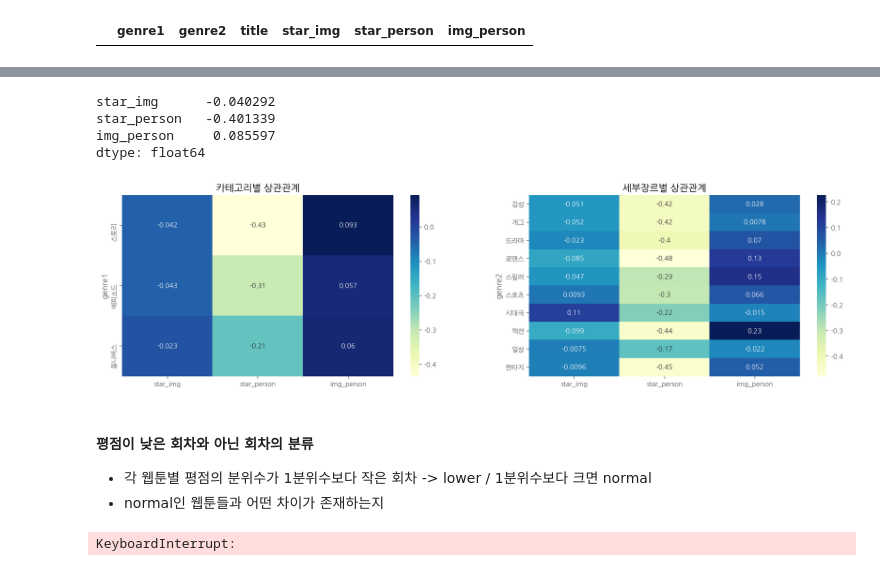
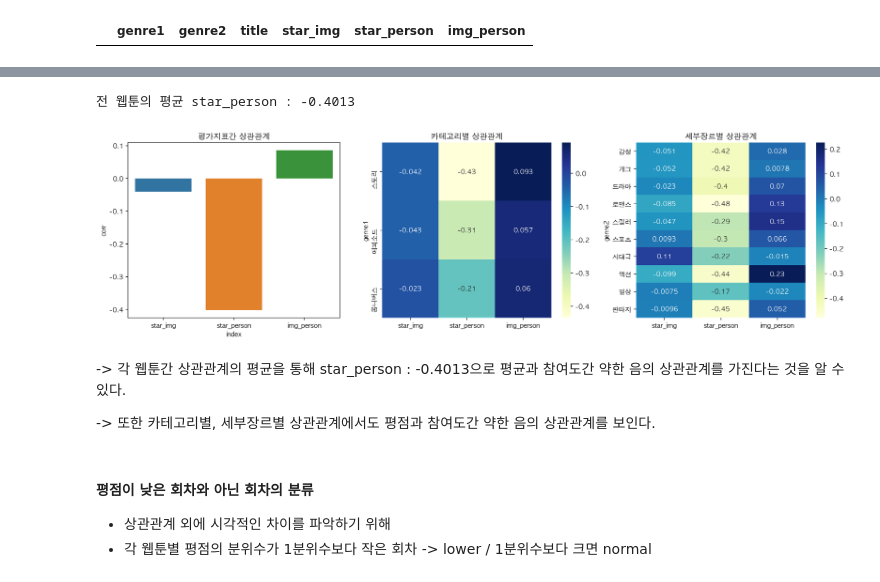
Before and after one commit to aeea-0605/first_project, a Jupyter notebook: NaverWebtoon_EDA/EDA.ipynb, the cells around one changed output, grey strips where cells are left out. Saved outputs shown, nothing was run; the diff lists cells and outputs as text; code cells hidden in the pictures.

```diff
--- a/NaverWebtoon_EDA/EDA.ipynb
+++ b/NaverWebtoon_EDA/EDA.ipynb
@@ -99,0 +243,3 @@ yearly_df.tail()
+# %%
+yearly_df.rename(columns={'year':'cate_year' , 'date':'datetime'}, inplace=True)
+yearly_df.tail(2)
@@ -136,0 +253,11 @@ yearly_df.head()
+# %%
+for dataset in datasets:
+    dataset['year'] = dataset['datetime'].dt.year
+    dataset['quarter'] = dataset['datetime'].dt.quarter
+    dataset['month'] = dataset['datetime'].dt.month
+    dataset['day'] = dataset['datetime'].dt.day
+
+weekly_df = weekly_df[['rank', 'title', 'genre', 'star', 'img', 'person', 'datetime', 'year', 'quarter', 'month', 'day', 'weekday']]
+yearly_df = yearly_df[['cate_year', 'title', 'genre','star', 'img', 'person', 'datetime', 'year', 'quarter', 'month', 'day']]
+
+print('weekly_df : {}, yearly_df : {}'.format(weekly_df.shape, yearly_df.shape))
@@ -300,15 +433,12 @@ def split_genre2(genre):
 # %%
-weekly_df['genre1'] = weekly_df['genre'].apply(split_genre1)
-weekly_df['genre2'] = weekly_df['genre'].apply(split_genre2)
+weekly_df['genre1'] = weekly_df['genre'].apply(lambda x: x.split()[0])
+weekly_df['genre2'] = weekly_df['genre'].apply(lambda x: x.split()[1])
 
-yearly_df['genre1'] = yearly_df['genre'].apply(split_genre1)
-yearly_df['genre2'] =yearly_df['genre'].apply(split_genre2)
+yearly_df['genre1'] = yearly_df['genre'].apply(lambda x: x.split()[0])
+yearly_df['genre2'] =yearly_df['genre'].apply(lambda x: x.split()[1])
+
+weekly_df = weekly_df[['rank', 'title', 'genre', 'genre1', 'genre2', 'star', 'img', 'person', 'datetime', 'year', 'quarter', 'month', 'day', 'weekday']]
+yearly_df = yearly_df[['cate_year', 'title', 'genre', 'genre1', 'genre2', 'star', 'img', 'person', 'datetime', 'year', 'quarter', 'month', 'day']]
-# %%
-weekly_df = weekly_df[[
-    'rank', 'title', 'genre', 'genre1', 'genre2', 'star', 'img', 'person', 'datetime', 'year', 'quarter', 'month', 'day', 'weekday']]
-
-yearly_df = yearly_df[[
-    'year', 'title', 'genre', 'genre1', 'genre2', 'star', 'img', 'person', 'datetime', 'date_year', 'quarter', 'month', 'day']]
 # %%
 weekly_df.tail(2)
 # %% [output]
@@ -748,31 +921,34 @@ corr_df.groupby('genre2').agg('mean')
-# %%
-corr_df.mean()
-# %% [output]
-star_img      -0.040292
-star_person   -0.401339
-img_person     0.085597
-dtype: float64
 # %%
+# 전체 웹툰의 평점, 분량, 참여도 간의 상관관계
+result = corr_df.mean().reset_index(name='corr')
+print('전 웹툰의 평균 star_person : {}'.format(result.loc[1]['corr'].round(4)))
+
 plt.figure(figsize=(20, 5))
 
-plt.subplot(121)
+plt.subplot(131)
+sns.barplot(data=result, x='index', y='corr')
+plt.title('평가지표간 상관관계')
+
+plt.subplot(132)
 sns.heatmap(corr_df.groupby('genre1').agg('mean'), annot=True, cmap="YlGnBu")
 plt.title('카테고리별 상관관계')
 
-plt.subplot(122)
+plt.subplot(133)
 sns.heatmap(corr_df.groupby('genre2').agg('mean'), annot=True, cmap="YlGnBu")
 plt.title('세부장르별 상관관계')
 
 plt.show()
 # %% [output]
+전 웹툰의 평균 star_person : -0.4013
-[figure, old version]
+[figure, new version]
+# %% [markdown]
+-> 각 웹툰간 상관관계의 평균을 통해 star_person : -0.4013으로 평균과 참여도간 약한 음의 상관관계를 가진다는 것을 알 수 있다.
+
+-> 또한 카테고리별, 세부장르별 상관관계에서도 평점과 참여도간 약한 음의 상관관계를 보인다.
 # %% [markdown]
 #### 평점이 낮은 회차와 아닌 회차의 분류
+- 상관관계 외에 시각적인 차이를 파악하기 위해
 - 각 웹툰별 평점의 분위수가 1분위수보다 작은 회차 -> lower / 1분위수보다 크면 normal
-- normal인 웹툰들과 어떤 차이가 존재하는지
 # %%
-yearly_df["low_star"] = yearly_df.apply(
-    lambda x: "lower" if x['star'] < np.percentile(yearly_df[yearly_df['title'] == x['title']]['star'], 25) else "normal"
-    , axis=1)
+yearly_df["low_star"] = \
+yearly_df.apply(lambda x: "lower" if x['star'] < np.percentile(yearly_df[yearly_df['title'] == x['title']]['star'], 25) else "normal", axis=1)
-# %% [output]
-KeyboardInterrupt:
```
Also changed, not shown: parts of 117 cells of this notebook.
